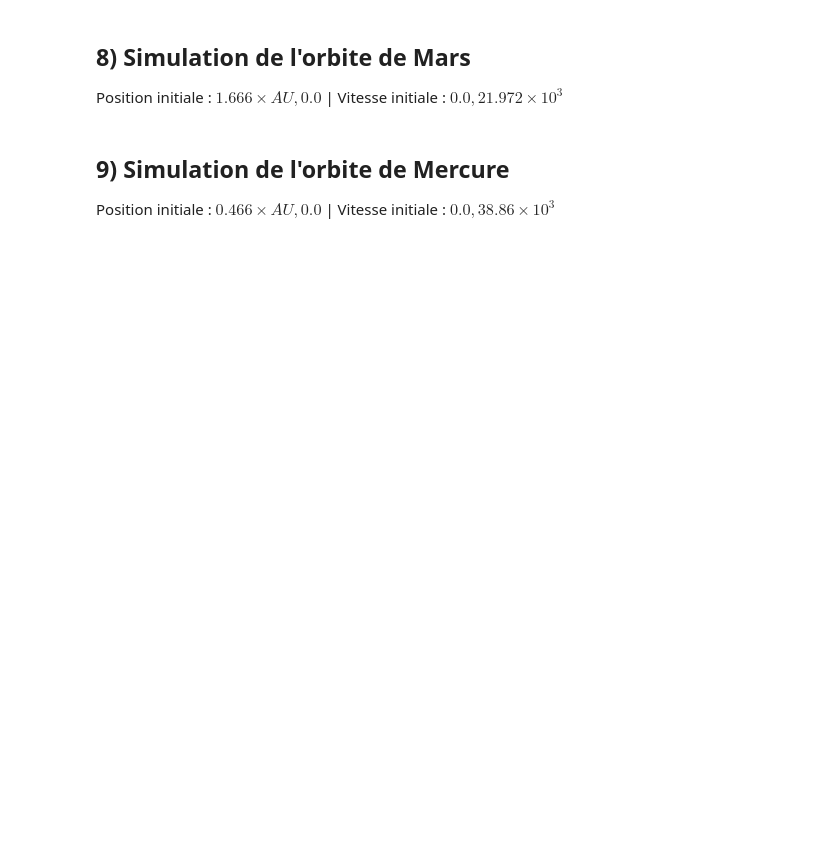
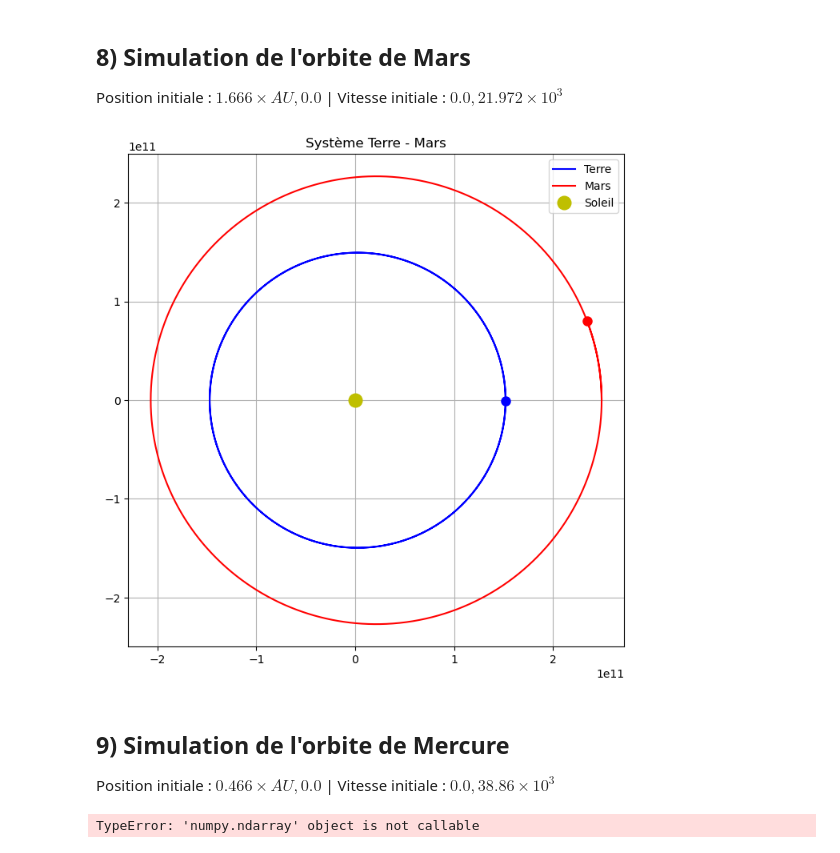
Before and after one commit to Amipha/outils-num, a Jupyter notebook: CC/CC-TP.ipynb, the cells around one changed output. Saved outputs shown, nothing was run; the diff lists cells and outputs as text; code cells hidden in the pictures; blank space fills up the shorter version.

```diff
--- a/CC/CC-TP.ipynb
+++ b/CC/CC-TP.ipynb
@@ -130,20 +142,28 @@ plt.show()
 ## 8) Simulation de l'orbite de Mars
 Position initiale : $1.666 \times AU, 0.0$ | Vitesse initiale : $0.0, 21.972 \times 10^3$
 # %%
-# Conditions de départ pour Mars
-Y_init_mars = Y(1.666 * AU, 0.0, 0.0, 21.972E3)
+# Conditions de départ pour Mars (ne pas appeler Y() car la fonction a été écrasée par une variable)
+x0_mars = 1.666 * AU
+vx0_mars = 0.0
+vy0_mars = 21.972E3
+Y_init_mars = np.array([x0_mars, 0.0, vx0_mars, vy0_mars])
+
 t_mars, y_mars = RK4(FKepler, t0, Y_init_mars, tf, N)
 
 fig, ax = plt.subplots(figsize=(8, 8))
 ax.plot(y[:, 0], y[:, 1], label="Terre", color="blue")
+ax.plot(y[-1, 0], y[-1, 1], 'o', color="blue", markersize=8)
 ax.plot(y_mars[:, 0], y_mars[:, 1], label="Mars", color="red")
+ax.plot(y_mars[-1, 0], y_mars[-1, 1], 'o', color="red", markersize=8) # Planète Mars
 ax.plot(0, 0, 'yo', markersize=12, label="Soleil")
 
 ax.set_title("Système Terre - Mars")
 ax.legend()
 ax.axis("equal")
 ax.grid(True)
 plt.show()
+# %% [output]
+[figure, added]
 # %% [markdown]
 ## 9) Simulation de l'orbite de Mercure
 Position initiale : $0.466 \times AU, 0.0$ | Vitesse initiale : $0.0, 38.86 \times 10^3$
@@ -154,8 +174,11 @@ t_mercure, y_mercure = RK4(FKepler, t0, Y_init_mercure, tf, N)
 
 fig, ax = plt.subplots(figsize=(8, 8))
 ax.plot(y[:, 0], y[:, 1], label="Terre", color="blue")
+ax.plot(y[-1, 0], y[-1, 1], 'o', color="blue", markersize=8)
 ax.plot(y_mars[:, 0], y_mars[:, 1], label="Mars", color="red")
+ax.plot(y_mars[-1, 0], y_mars[-1, 1], 'o', color="red", markersize=8)
 ax.plot(y_mercure[:, 0], y_mercure[:, 1], label="Mercure", color="gray")
+ax.plot(y_mercure[-1, 0], y_mercure[-1, 1], 'o', color="gray", markersize=8) # Planète Mercure
 ax.plot(0, 0, 'yo', markersize=12, label="Soleil")
 
 ax.set_title("Système Solaire Interne")
@@ -163,3 +186,5 @@ ax.legend()
 ax.axis("equal")
 ax.grid(True)
 plt.show()
+# %% [output]
+TypeError: 'numpy.ndarray' object is not callable
```
Also changed, not shown: parts of 4 cells of this notebook.
